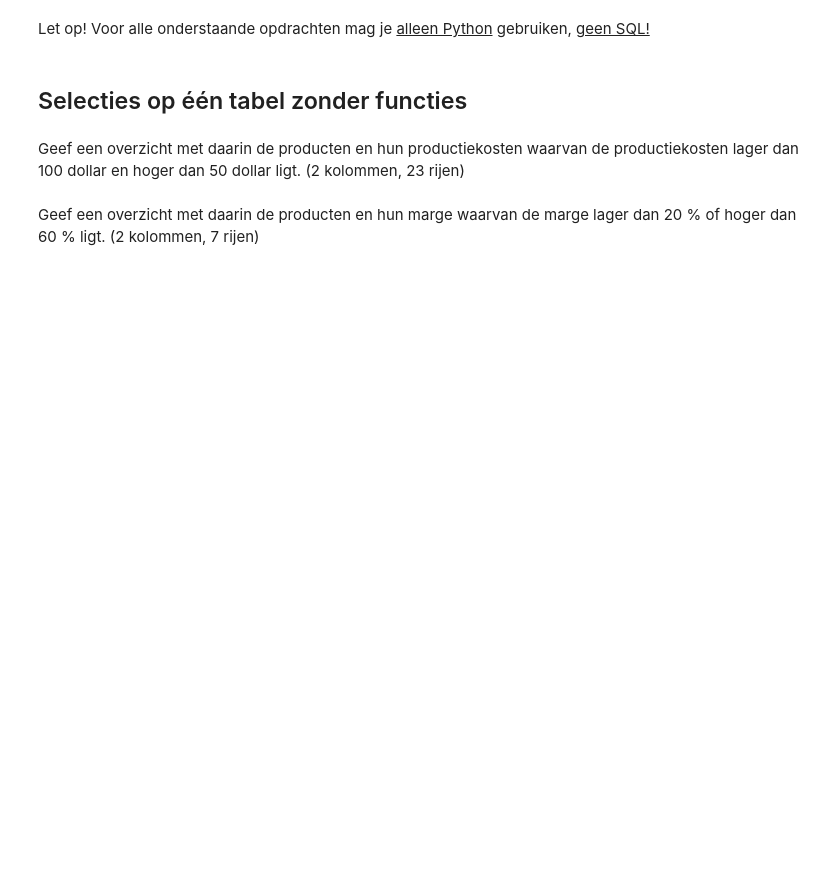
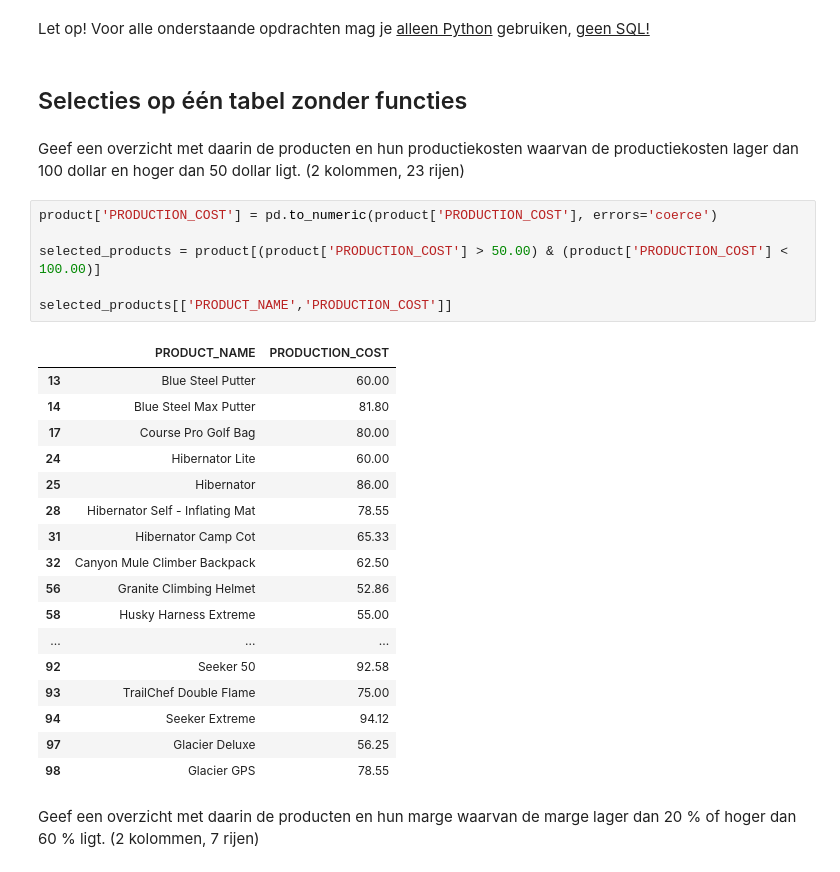
Before and after one commit to troykort/DaD, a Jupyter notebook: Practicum_2.3_Opdracht/Practicum_2.3_Opdrachten.ipynb, the cells around one changed output. Cells and saved outputs as stored; diff of their text form; blank space fills up the shorter version.

```diff
--- a/Practicum_2.3_Opdracht/Practicum_2.3_Opdrachten.ipynb
+++ b/Practicum_2.3_Opdracht/Practicum_2.3_Opdrachten.ipynb
@@ -42,5 +69,29 @@ Let op! Voor alle onderstaande opdrachten mag je <u>alleen Python</u> gebruiken,
 ## Selecties op één tabel zonder functies
 # %% [markdown]
 Geef een overzicht met daarin de producten en hun productiekosten waarvan de productiekosten lager dan 100 dollar en hoger dan 50 dollar ligt. (2 kolommen, 23 rijen)
+# %%
+product['PRODUCTION_COST'] = pd.to_numeric(product['PRODUCTION_COST'], errors='coerce')
+
+selected_products = product[(product['PRODUCTION_COST'] > 50.00) & (product['PRODUCTION_COST'] < 100.00)]
+
+selected_products[['PRODUCT_NAME','PRODUCTION_COST']]
+# %% [output]
+|  | PRODUCT_NAME | PRODUCTION_COST |
+| 13 | Blue Steel Putter | 60.00 |
+| 14 | Blue Steel Max Putter | 81.80 |
+| 17 | Course Pro Golf Bag | 80.00 |
+| 24 | Hibernator Lite | 60.00 |
+| 25 | Hibernator | 86.00 |
+| 28 | Hibernator Self - Inflating Mat | 78.55 |
+| 31 | Hibernator Camp Cot | 65.33 |
+| 32 | Canyon Mule Climber Backpack | 62.50 |
+| 56 | Granite Climbing Helmet | 52.86 |
+| 58 | Husky Harness Extreme | 55.00 |
+| ... | ... | ... |
+| 92 | Seeker 50 | 92.58 |
+| 93 | TrailChef Double Flame | 75.00 |
+| 94 | Seeker Extreme | 94.12 |
+| 97 | Glacier Deluxe | 56.25 |
+| 98 | Glacier GPS | 78.55 |
 # %% [markdown]
 Geef een overzicht met daarin de producten en hun marge waarvan de marge lager dan 20 % of hoger dan 60 % ligt. (2 kolommen, 7 rijen)
```
Also changed, not shown: parts of 17 cells of this notebook, 6 other files.
